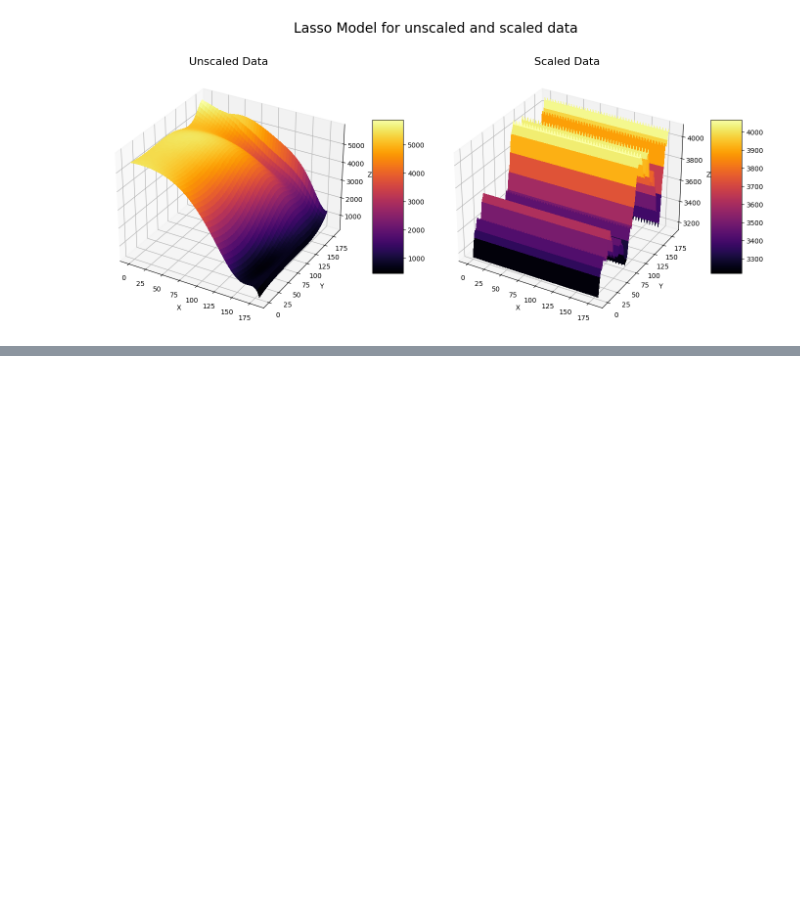
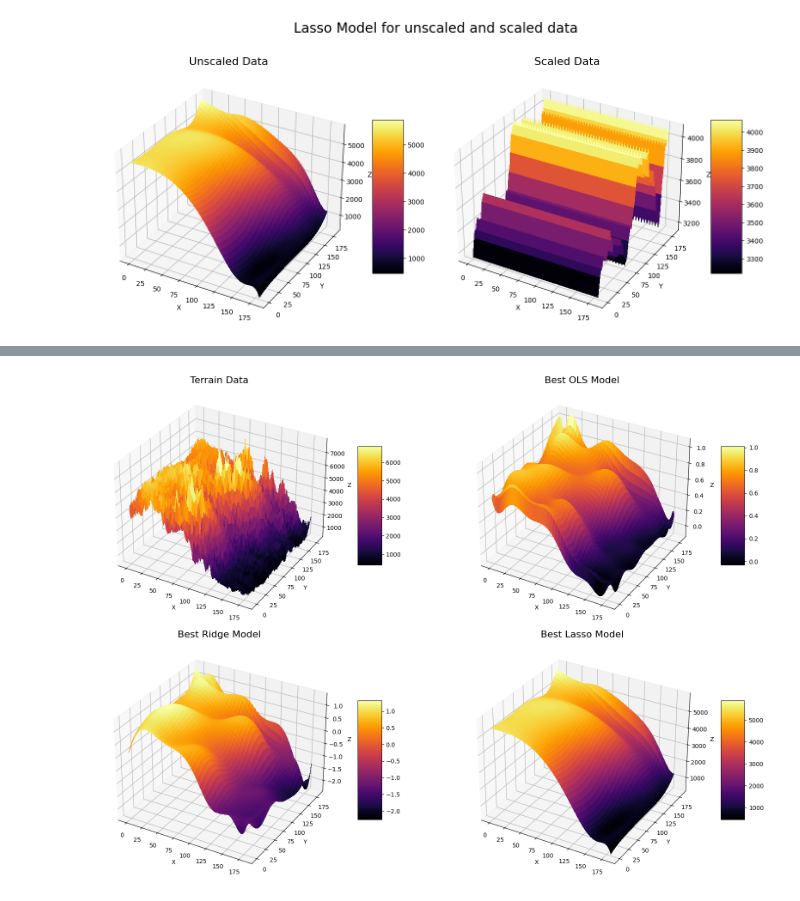
Before and after one commit to hishemok/FYS-STK4155, a Jupyter notebook: Project1/real_data.ipynb, the cells around one changed output, grey strips where cells are left out. Cells and saved outputs as stored; diff of their text form; code cells hidden in the pictures; blank space fills up the shorter version.

```diff
--- a/Project1/real_data.ipynb
+++ b/Project1/real_data.ipynb
@@ -662,32 +675,34 @@ ax1.set_zlabel('Z')
 # Plot best OLS model
 ax2 = fig.add_subplot(222, projection='3d')
 ax2.set_zlim(np.min(bestmodelOLS), np.max(bestmodelOLS))
-surf2 = ax2.plot_surface(xm, ym, bestmodel.reshape(z.shape), cmap='inferno', linewidth=0, antialiased=False)
+surf2 = ax2.plot_surface(xm, ym, bestmodelOLS.reshape(z.shape), cmap='inferno', linewidth=0, antialiased=False)
 fig.colorbar(surf2, ax=ax2, shrink=0.5, aspect=5)
 ax2.set_title('Best OLS Model', fontsize=16)
 ax2.set_xlabel('X')
 ax2.set_ylabel('Y')
 ax2.set_zlabel('Z')
 
 # Plot best Ridge model
 ax3 = fig.add_subplot(223, projection='3d')
 ax3.set_zlim(np.min(bestmodelRIDGE), np.max(bestmodelRIDGE))
 surf3 = ax3.plot_surface(xm, ym, bestmodelRIDGE.reshape(z.shape), cmap='inferno', linewidth=0, antialiased=False)
 fig.colorbar(surf3, ax=ax3, shrink=0.5, aspect=5)
 ax3.set_title('Best Ridge Model', fontsize=16)
 ax3.set_xlabel('X')
 ax3.set_ylabel('Y')
 ax3.set_zlabel('Z')
 
 # Plot best Lasso model
 ax4 = fig.add_subplot(224, projection='3d')
 ax4.set_zlim(np.min(bestmodelLASSO), np.max(bestmodelLASSO))
 surf4 = ax4.plot_surface(xm, ym, bestmodelLASSO.reshape(z.shape), cmap='inferno', linewidth=0, antialiased=False)
 fig.colorbar(surf4, ax=ax4, shrink=0.5, aspect=5)
 ax4.set_title('Best Lasso Model', fontsize=16)
 ax4.set_xlabel('X')
 ax4.set_ylabel('Y')
 ax4.set_zlabel('Z')
 
 plt.tight_layout()
 plt.show()
+# %% [output]
+[figure, added]
```
Also changed, not shown: parts of 4 cells of this notebook, 7 other files.
